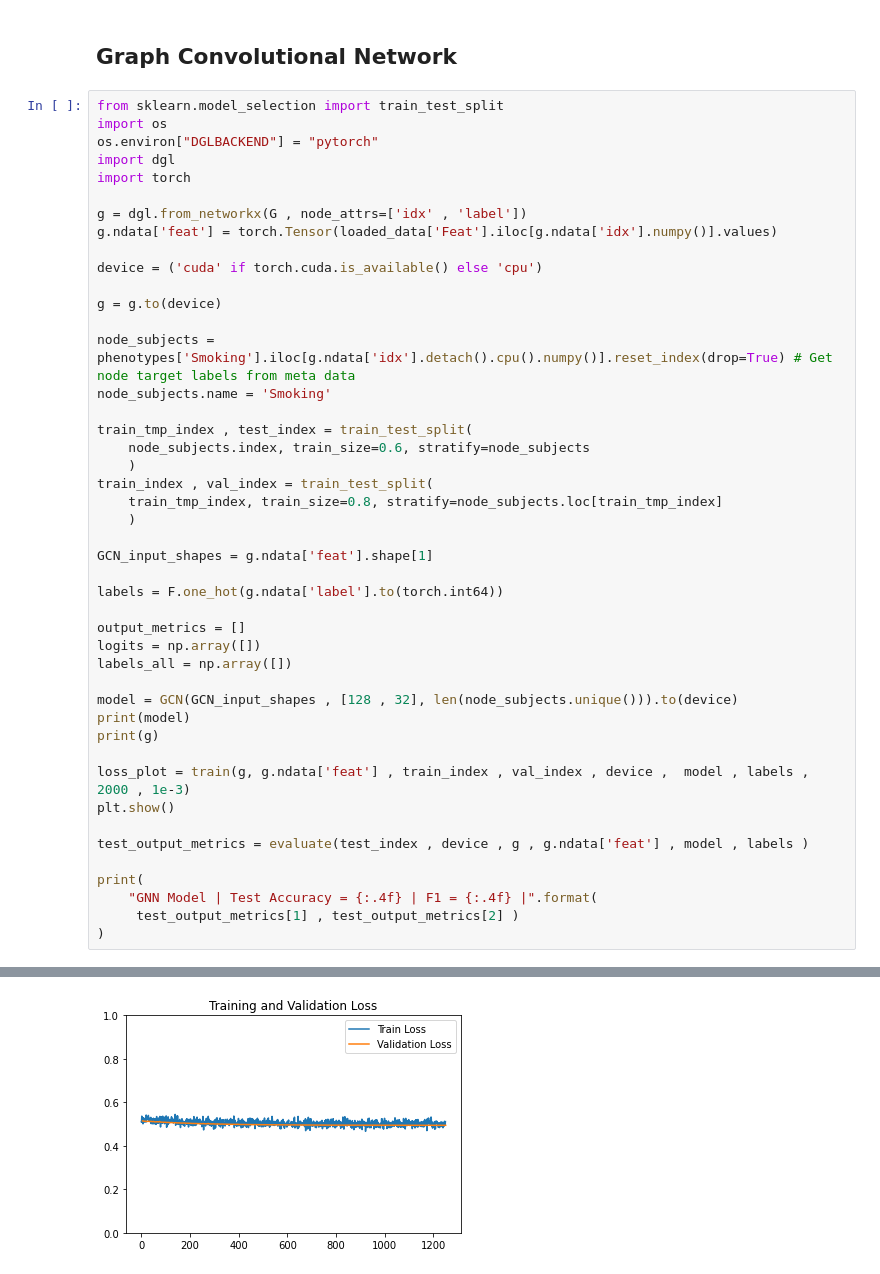
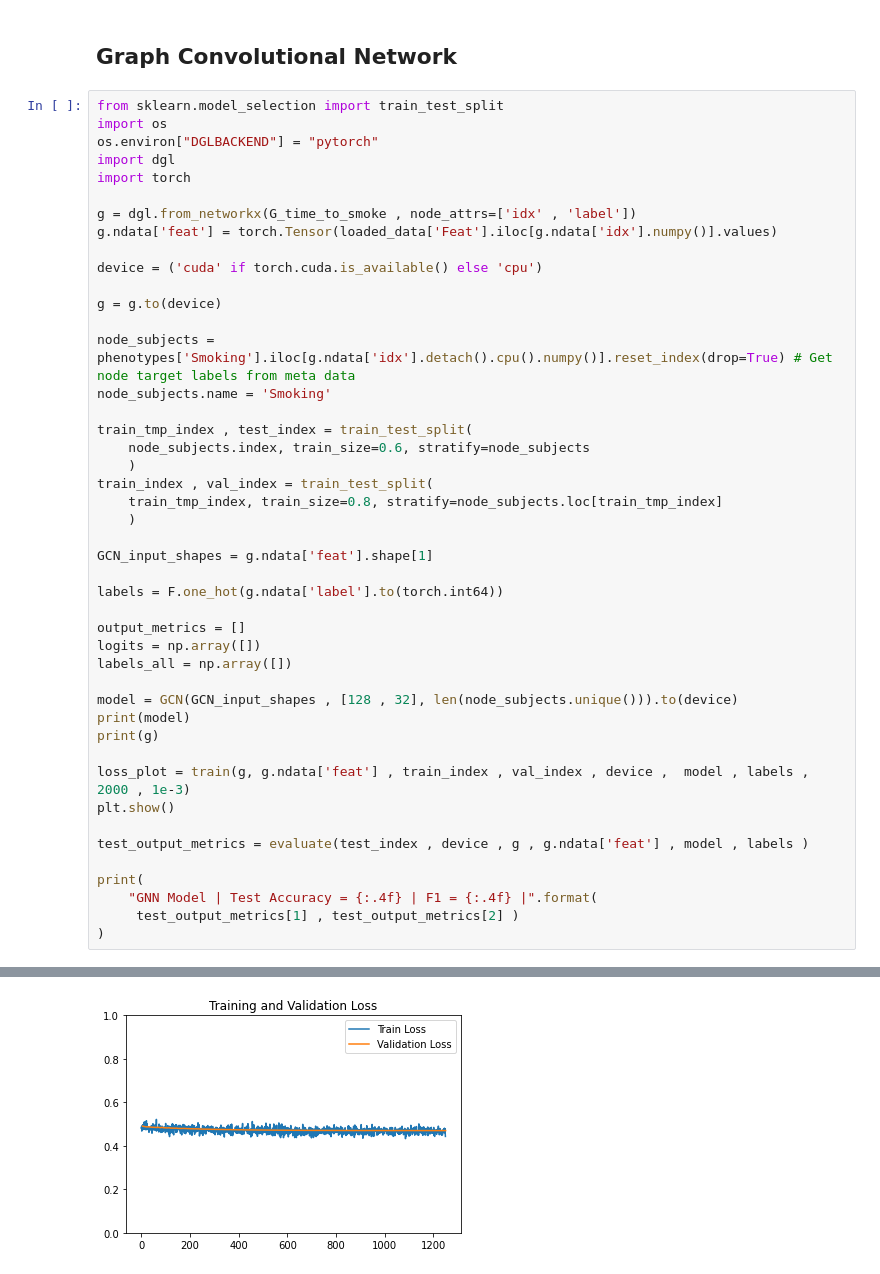
Before and after one commit to Barry8197/ISMB_Test, a Jupyter notebook: _build/jupyter_execute/Section3/Part4.ipynb, the cells around one changed output, grey strips where cells are left out. Saved outputs shown, nothing was run; the diff lists cells and outputs as text.

```diff
--- a/_build/jupyter_execute/Section3/Part4.ipynb
+++ b/_build/jupyter_execute/Section3/Part4.ipynb
@@ -122,7 +122,7 @@ os.environ["DGLBACKEND"] = "pytorch"
 import dgl
 import torch
 
-g = dgl.from_networkx(G , node_attrs=['idx' , 'label'])
+g = dgl.from_networkx(G_time_to_smoke , node_attrs=['idx' , 'label'])
 g.ndata['feat'] = torch.Tensor(loaded_data['Feat'].iloc[g.ndata['idx'].numpy()].values)
 
 device = ('cuda' if torch.cuda.is_available() else 'cpu')
@@ -177,3 +177,3 @@ Graph(num_nodes=1000, num_edges=30360,
       ndata_schemes={'idx': Scheme(shape=(), dtype=torch.int32), 'label': Scheme(shape=(), dtype=torch.int8), 'feat': Scheme(shape=(23676,), dtype=torch.float32)}
       edata_schemes={})
-[figure, old version]
+[figure, new version]
```
Also changed, not shown: parts of 4 cells of this notebook, 34 other files.
